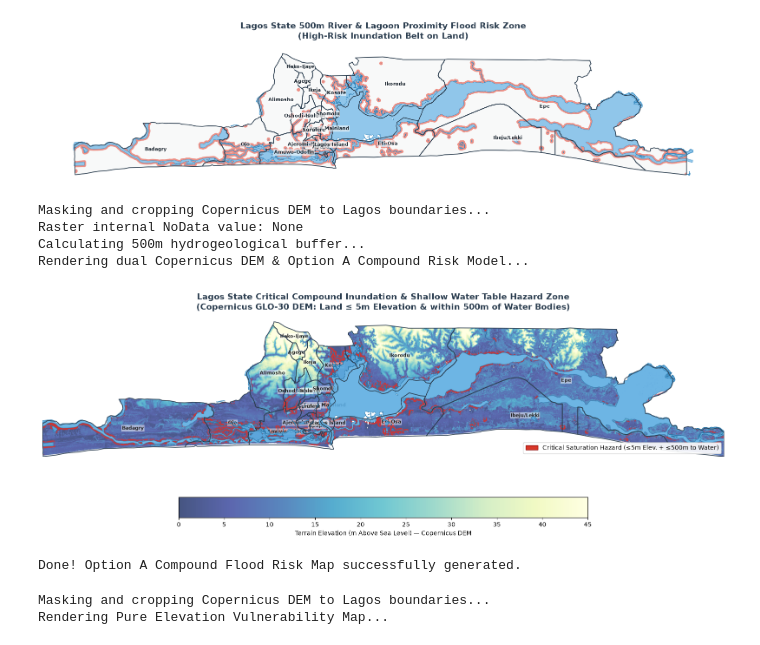
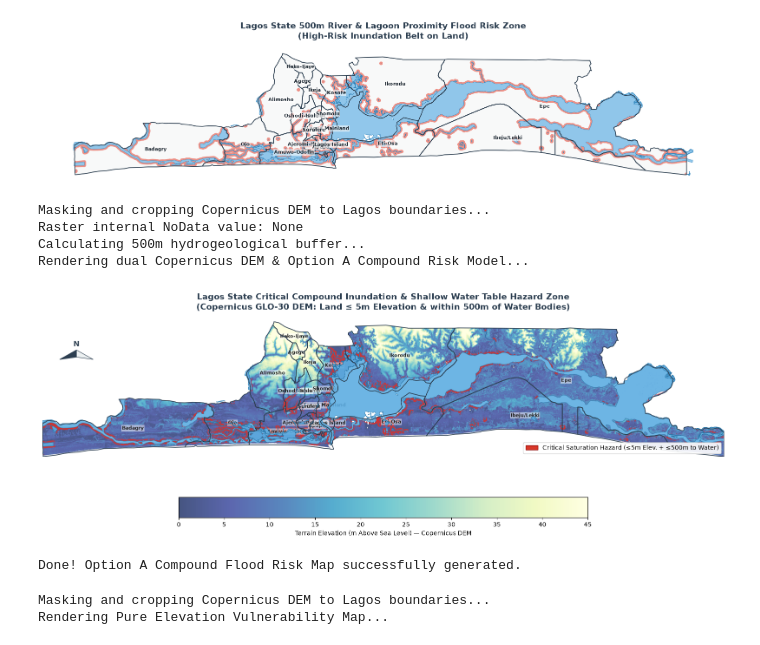
Before and after one commit to adeyemionward/Lagos_flood_model, a Jupyter notebook: lagos_flood_risk.ipynb, the cells around one changed output. Drawn from its saved outputs; the diff is of its cells as text; code cells hidden in the pictures.

```diff
--- a/lagos_flood_risk.ipynb
+++ b/lagos_flood_risk.ipynb
@@ -486,6 +486,8 @@ lagos_lgas_proj.plot(
 
 # Layer 5: Labels
 add_lga_labels(ax=ax, gdf=lagos_lgas_proj, name_column='adm2_name', font_size=8)
+add_north_arrow(ax, x=0.05, y=0.72, arrow_length=0.07)
+# add_scale_bar(ax, length_km=20, location=(0.05, 0.08))
 
 # Map annotations and styling
 plt.title(
@@ -497,34 +499,34 @@ plt.title(
     color='#2c3e50'
 )
 
 # Custom legend proxy for the compound risk zone
 from matplotlib.patches import Patch
 hazard_patch = Patch(facecolor='#d93829', edgecolor='darkred', label='Critical Saturation Hazard (≤5m Elev. + ≤500m to Water)')
 ax.legend(handles=[hazard_patch], loc='lower right', framealpha=0.9, fontsize=10)
 
 plt.colorbar(
     im,
     label="Terrain Elevation (m Above Sea Level) — Copernicus DEM",
     orientation='horizontal',
     pad=0.08,
     shrink=0.6
 )
 
 ax.set_xlim(xmin, xmax)
 ax.set_ylim(ymin, ymax)
 ax.set_axis_off()
 
 plt.tight_layout()
 plt.savefig("Lagos_Copernicus_DEM_OptionA_Compound_Risk.png", dpi=300, bbox_inches='tight')
 plt.show()
 
 print("Done! Option A Compound Flood Risk Map successfully generated.")
 # %% [output]
 Masking and cropping Copernicus DEM to Lagos boundaries...
 Raster internal NoData value: None
 Calculating 500m hydrogeological buffer...
 Rendering dual Copernicus DEM & Option A Compound Risk Model...
-[figure, old version]
+[figure, new version]
 Done! Option A Compound Flood Risk Map successfully generated.
 # %%
 # withiut 500m
```
Also changed, not shown: parts of 1 cell of this notebook.
